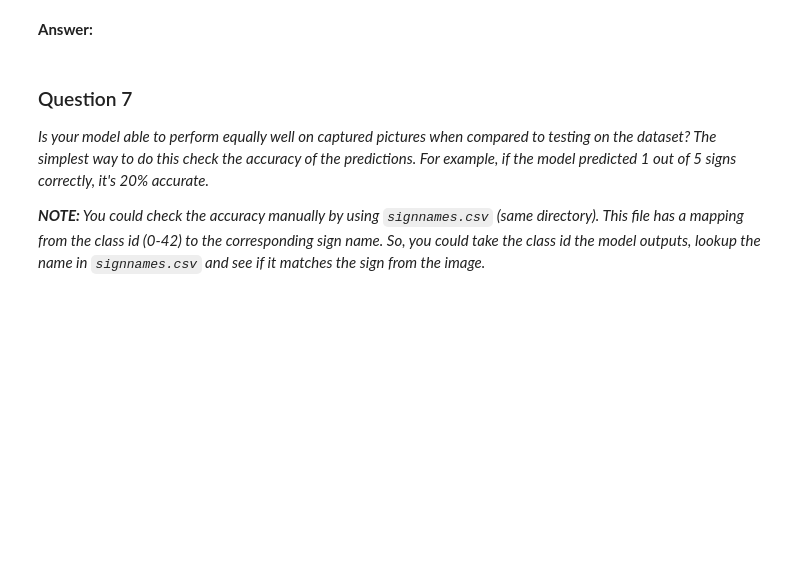
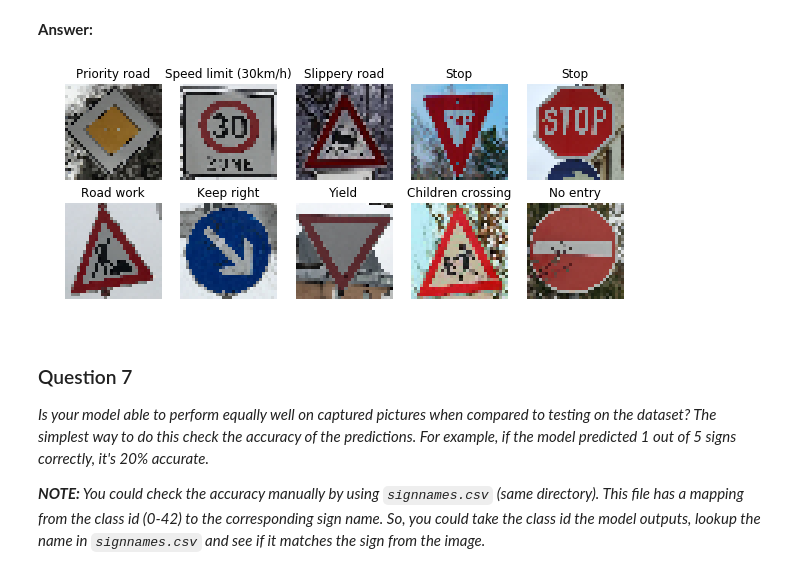
Before and after one commit to emadmasoud/Traffic-Sign-Classifier---Self-Driving-Car, a Jupyter notebook: Traffic_Sign_Classifier.ipynb, the cells around one changed output. Saved outputs shown, nothing was run; the diff lists cells and outputs as text; code cells hidden in the pictures; blank space fills up the shorter version.

```diff
--- a/Traffic_Sign_Classifier.ipynb
+++ b/Traffic_Sign_Classifier.ipynb
@@ -442,6 +442,35 @@ class TrafficSignClassifierNet(object):
 
         print("testing accuracy: {:0.3f}".format(test_accuracy))
 
+    def predict(self, img, saved_model='model-convnet-tsc.chkpt.meta'):
+
+        try:
+            loader = tf.train.import_meta_graph("model-convnet-tsc.chkpt.meta")
+            loader.restore(self.sess, tf.train.latest_checkpoint('./'))
+            print("Restored Model Successfully.")
+        except Exception as e:
+            print("No model found...Start building a new one")
+
+        result = None
+
+        if len(img) > 5000:
+            for offset in range(0, len(img), self.batch_size):
+                end = offset + self.batch_size
+                batch_x = img[offset:end]
+                predictions = session.run(model, feed_dict={self.features: batch_x})
+                if result is None:
+                    result = predictions
+                else:
+                    result = np.concatenate((result, predictions))
+        else:
+            predictions = self.sess.run(model, feed_dict={self.features: img})
+            if result is None:
+                result = predictions
+            else:
+                result = np.concatenate((result, predictions))
+
+        return result
+
     def train(self, x_train, y_train):
 
         X_train, X_val, y_train, y_val = train_test_split(
@@ -650,3 +714,21 @@ _Choose five candidate images of traffic signs and provide them in the report. A
+# %%
+
+loader = tf.train.import_meta_graph('model-convnet-tsc-extended.chkpt.meta')
+loader.restore(conv_net_extended.sess, tf.train.latest_checkpoint('./'))
+output = conv_net_extended.sess.run(conv_net_extended.logits, feed_dict={
+        conv_net_extended.features: test_images, conv_net_extended.kp: 1})
+outputclass = np.argmax(output, axis = 1)
+
+plt.figure(figsize=(10,4))
+
+for i, image in enumerate(test_images):
+    grid = plt.subplot(len(test_images)/4,5,i+1)
+    grid.imshow(image), plt.axis('off')
+    plt.title(signnames[str(outputclass[i])])
+
+plt.show()
+# %% [output]
+[figure, added]
 # %% [markdown]
 ### Question 7
 
```
Also changed, not shown: parts of 10 cells of this notebook.
